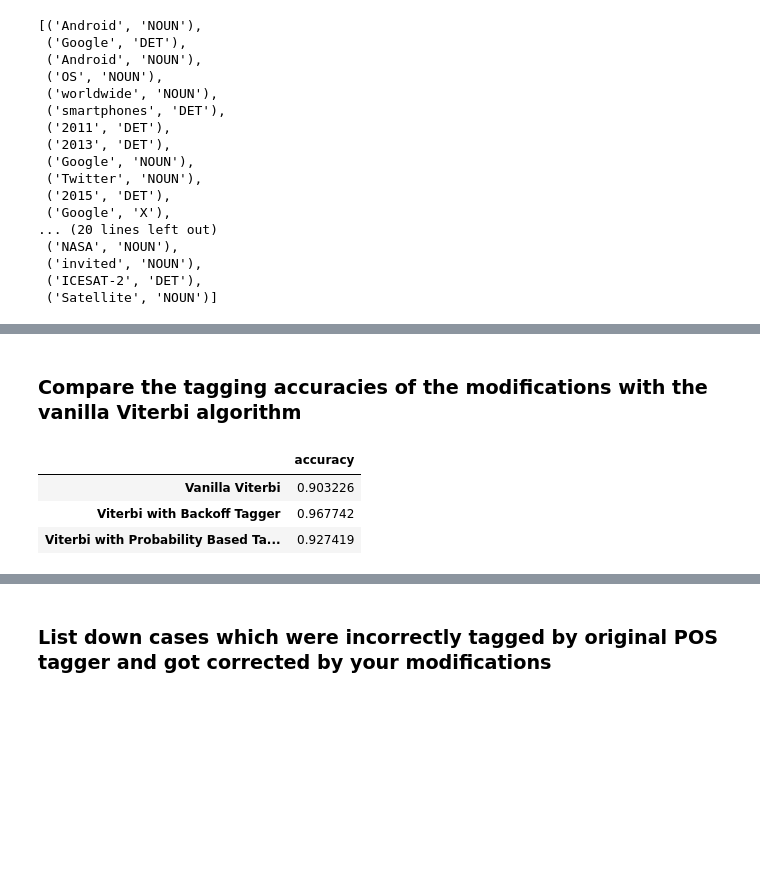
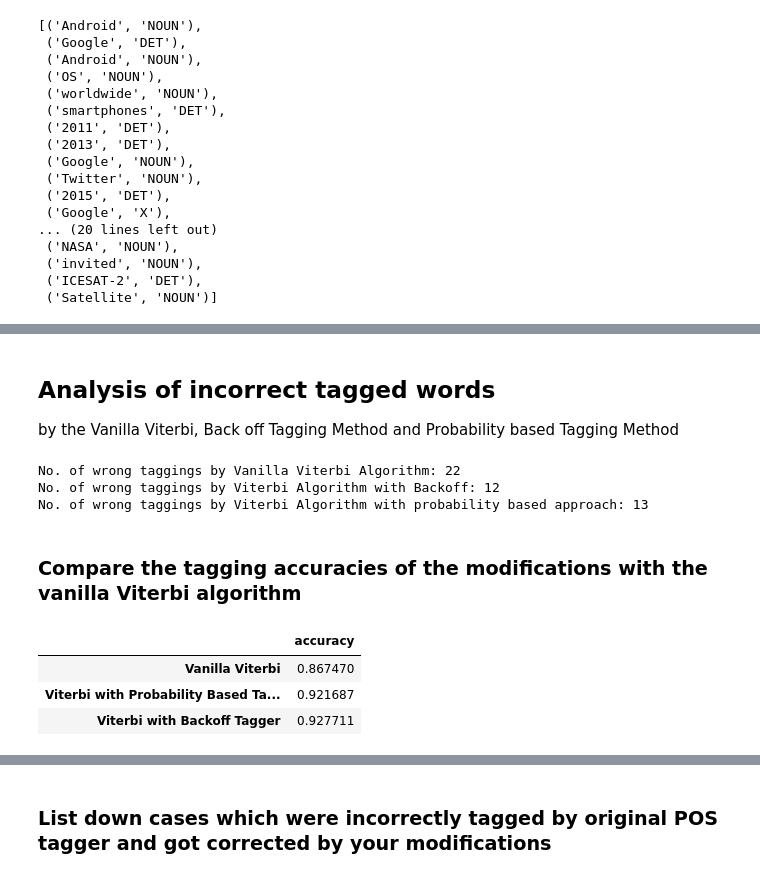
Before and after one commit to subhasisj/Upgrad-PGD-ML---AI, a Jupyter notebook: Assignments/Syntactic-Analysis-Assignment/HMM+-based+POS+tagging-+Assignment.ipynb, the cells around one changed output, grey strips where cells are left out. Drawn from its saved outputs; the diff is of its cells as text; code cells hidden in the pictures; blank space fills up the shorter version.

```diff
--- a/Assignments/Syntactic-Analysis-Assignment/HMM+-based+POS+tagging-+Assignment.ipynb
+++ b/Assignments/Syntactic-Analysis-Assignment/HMM+-based+POS+tagging-+Assignment.ipynb
@@ -600,13 +703,25 @@ https://www.kaggle.com/deepanshusinha/hmms-and-viterbi-algorithm-for-pos-tagging
+# %% [markdown]
+## Analysis of incorrect tagged words
+
+by the Vanilla Viterbi, Back off Tagging Method and Probability based Tagging Method
+# %%
+print(f'No. of wrong taggings by Vanilla Viterbi Algorithm: {len(wrong_tagged_words_vanilla_vit)}')
+print(f'No. of wrong taggings by Viterbi Algorithm with Backoff: {len(wrong_tagged_words_backoff)}')
+print(f'No. of wrong taggings by Viterbi Algorithm with probability based approach: {len(wrong_tagged_words_prob_based)}')
+# %% [output]
+No. of wrong taggings by Vanilla Viterbi Algorithm: 22
+No. of wrong taggings by Viterbi Algorithm with Backoff: 12
+No. of wrong taggings by Viterbi Algorithm with probability based approach: 13
 # %% [markdown]
 ### Compare the tagging accuracies of the modifications with the vanilla Viterbi algorithm
 # %%
 accuracies_df = pd.DataFrame([vanilla_accuracy,backoff_accuracy,prob_based_accuracy],
                             index = ['Vanilla Viterbi','Viterbi with Backoff Tagger','Viterbi with Probability Based Tagging'],
                             columns = ['accuracy'])
-# %%
-accuracies_df
-# %% [output]
-|  | accuracy |
-| Vanilla Viterbi | 0.903226 |
-| Viterbi with Backoff Tagger | 0.967742 |
-| Viterbi with Probability Based Ta... | 0.927419 |
+# %%
+accuracies_df.sort_values(by='accuracy')
+# %% [output]
+|  | accuracy |
+| Vanilla Viterbi | 0.867470 |
+| Viterbi with Probability Based Ta... | 0.921687 |
+| Viterbi with Backoff Tagger | 0.927711 |
```
Also changed, not shown: parts of 51 cells of this notebook.
